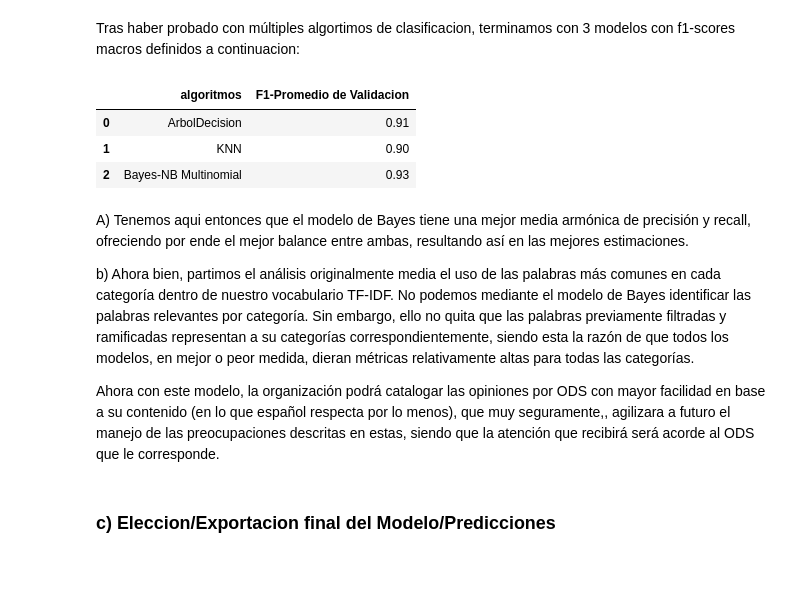
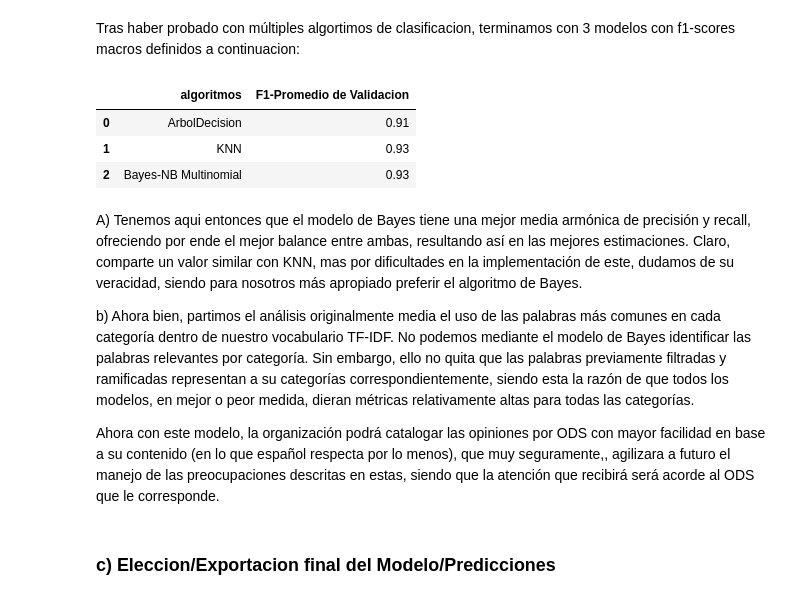
Before and after one commit to NBallen244/ProyectoBI1_Etapa1, a Jupyter notebook: Proyecto_Etapa1.ipynb, the cells around one changed output. Cells and saved outputs as stored; diff of their text form; code cells hidden in the pictures; blank space fills up the shorter version.

```diff
--- a/Proyecto_Etapa1.ipynb
+++ b/Proyecto_Etapa1.ipynb
@@ -1213,17 +1213,17 @@ Tras haber probado con múltiples algortimos de clasificacion, terminamos con 3
 # %%
 #Tabla de puntajes
 puntajes={
     "algoritmos":["ArbolDecision", "KNN", "Bayes-NB Multinomial"],
-    "F1-Promedio de Validacion":[0.91, 0.90, 0.93]
+    "F1-Promedio de Validacion":[0.91, 0.93, 0.93]
 }
 pd.DataFrame(puntajes)
 # %% [output]
 |  | algoritmos | F1-Promedio de Validacion |
 | 0 | ArbolDecision | 0.91 |
-| 1 | KNN | 0.90 |
+| 1 | KNN | 0.93 |
 | 2 | Bayes-NB Multinomial | 0.93 |
 # %% [markdown]
-A) Tenemos aqui entonces que el modelo de Bayes tiene una mejor media armónica de precisión y recall, ofreciendo por ende el mejor balance entre ambas, resultando así en las mejores estimaciones.
+A) Tenemos aqui entonces que el modelo de Bayes tiene una mejor media armónica de precisión y recall, ofreciendo por ende el mejor balance entre ambas, resultando así en las mejores estimaciones. Claro, comparte un valor similar con KNN, mas por dificultades en la implementación de este, dudamos de su veracidad, siendo para nosotros más apropiado preferir el algoritmo de Bayes.
 
 b) Ahora bien, partimos el análisis originalmente media el uso de las palabras más comunes en cada categoría dentro de nuestro vocabulario TF-IDF. No podemos mediante el modelo de Bayes identificar las palabras relevantes por categoría. Sin embargo, ello no quita que las palabras previamente filtradas y ramificadas representan a su categorías correspondientemente, siendo esta la razón de que todos los modelos, en mejor o peor medida, dieran métricas relativamente altas para todas las categorías.
 
```
Also changed, not shown: parts of 1 cell of this notebook.
